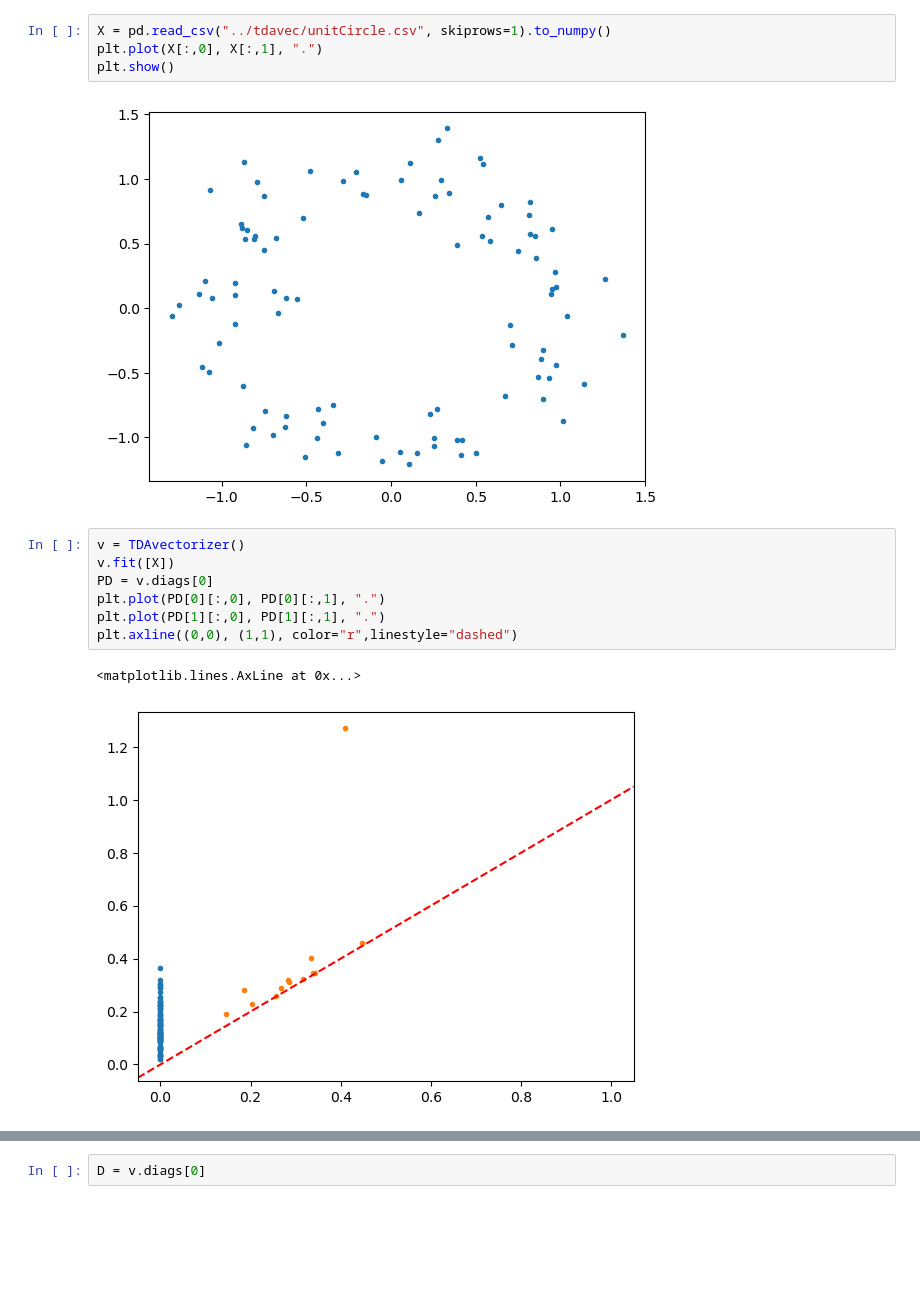
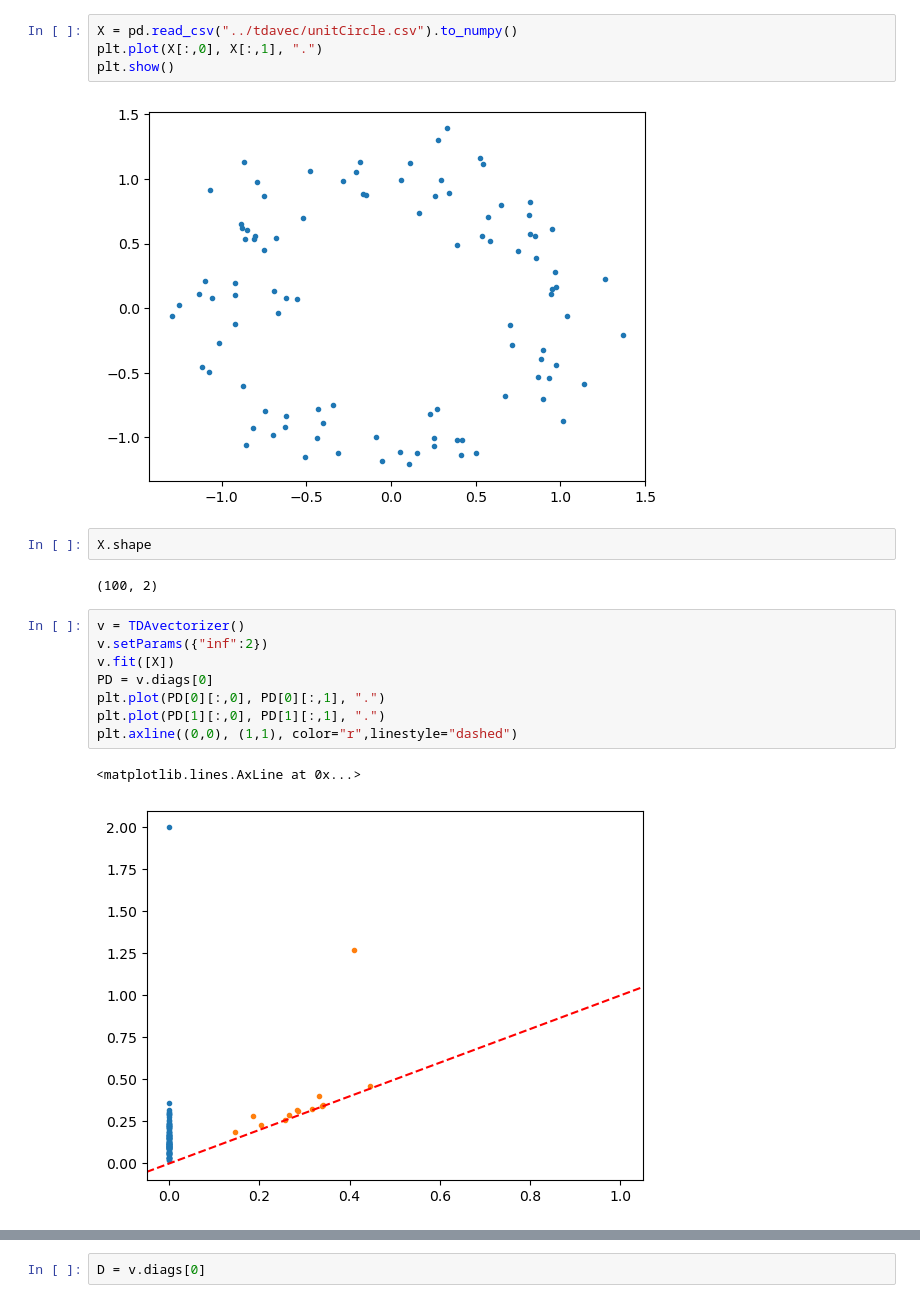
Before and after one commit to ALuchinsky/tdavec, a Jupyter notebook: sample_notebook/new_vectorizations.ipynb, the cells around one changed output, grey strips where cells are left out. Saved outputs shown, nothing was run; the diff lists cells and outputs as text; blank space fills up the shorter version.

```diff
--- a/sample_notebook/new_vectorizations.ipynb
+++ b/sample_notebook/new_vectorizations.ipynb
@@ -6,18 +6,23 @@ import pandas as pd
 # %% [output]
 Hello from tdavec
 # %%
-X = pd.read_csv("../tdavec/unitCircle.csv", skiprows=1).to_numpy()
+X = pd.read_csv("../tdavec/unitCircle.csv").to_numpy()
 plt.plot(X[:,0], X[:,1], ".")
 plt.show()
 # %% [output]
 [figure]
+# %%
+X.shape
+# %% [output]
+(100, 2)
 # %%
 v = TDAvectorizer()
+v.setParams({"inf":2})
 v.fit([X])
 PD = v.diags[0]
 plt.plot(PD[0][:,0], PD[0][:,1], ".")
 plt.plot(PD[1][:,0], PD[1][:,1], ".")
 plt.axline((0,0), (1,1), color="r",linestyle="dashed")
 # %% [output]
 <matplotlib.lines.AxLine at 0x...>
-[figure, old version]
+[figure, new version]
```
Also changed, not shown: parts of 7 cells of this notebook, 1 other file.
